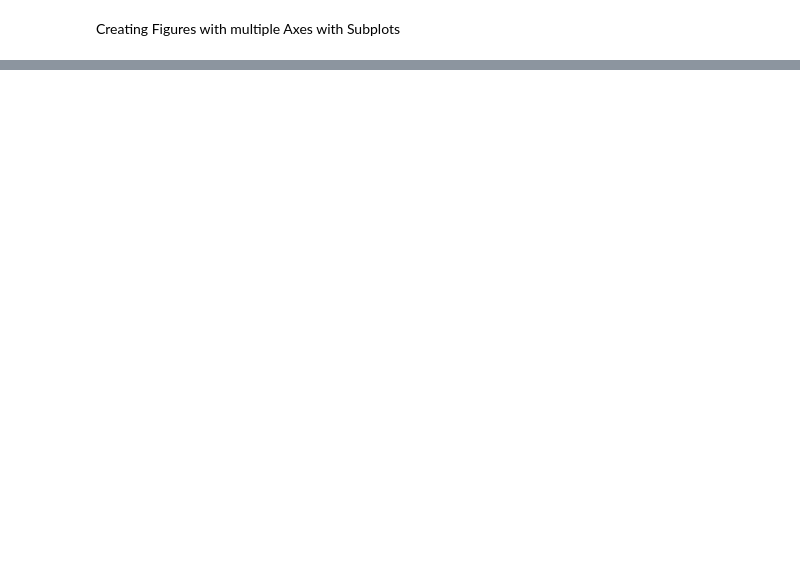
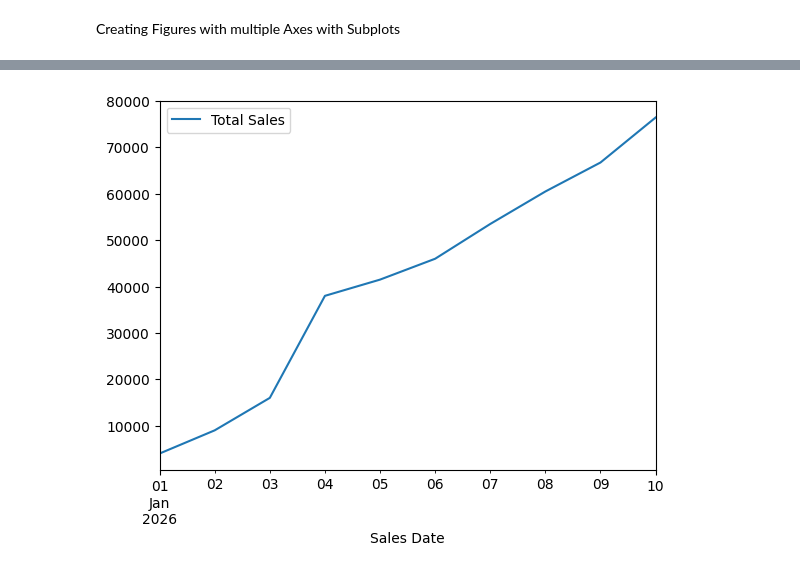
Before and after one commit to vivekkumar2909/Data-Science-and-Machine-Learning, a Jupyter notebook: introduction-to-matplotlib.ipynb, the cells around one changed output, grey strips where cells are left out. Saved outputs shown, nothing was run; the diff lists cells and outputs as text; code cells hidden in the pictures; blank space fills up the shorter version.

```diff
--- a/introduction-to-matplotlib.ipynb
+++ b/introduction-to-matplotlib.ipynb
@@ -214,0 +375,8 @@ ax[1, 1].hist(np.random.randn(1000));
+# %%
+car_sales.plot(
+    x='Sales Date',
+    y='Total Sales',
+    kind='line'
+);
+# %% [output]
+[figure, added]
```
Also changed, not shown: parts of 45 cells of this notebook.
